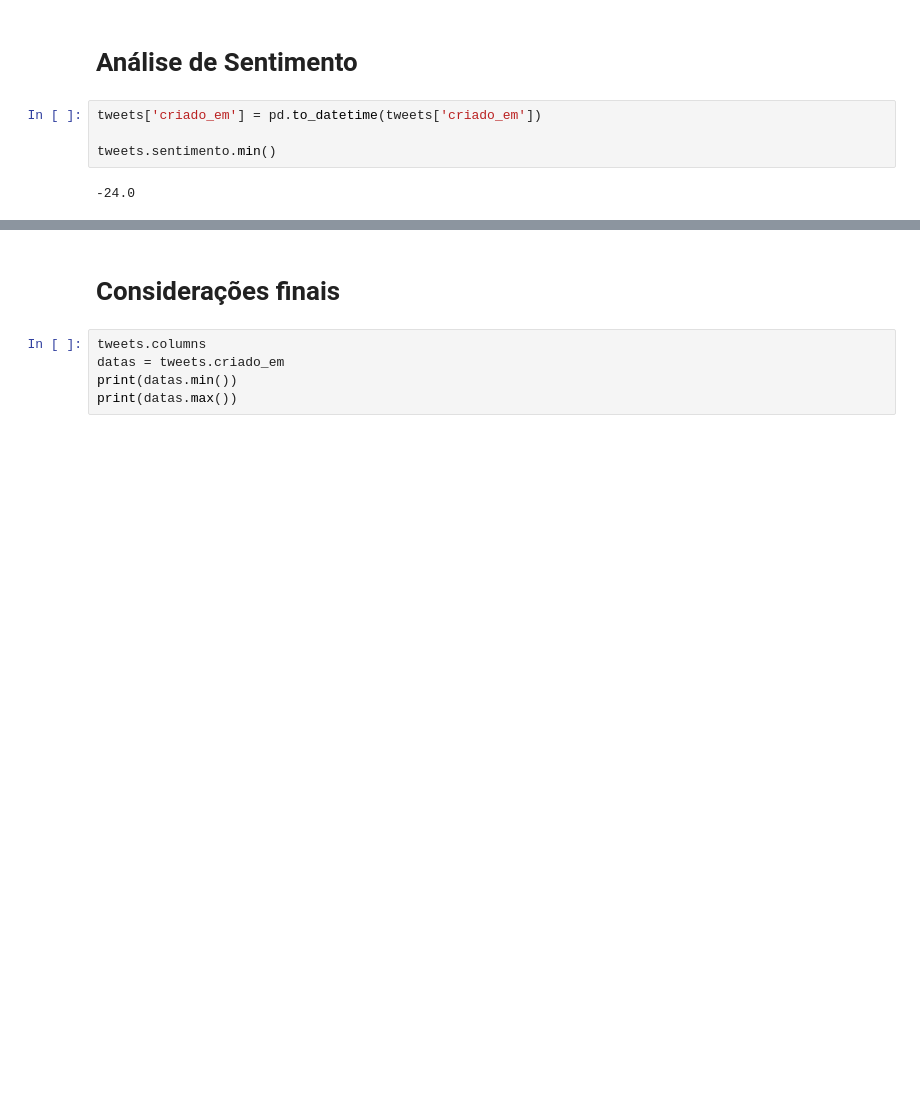
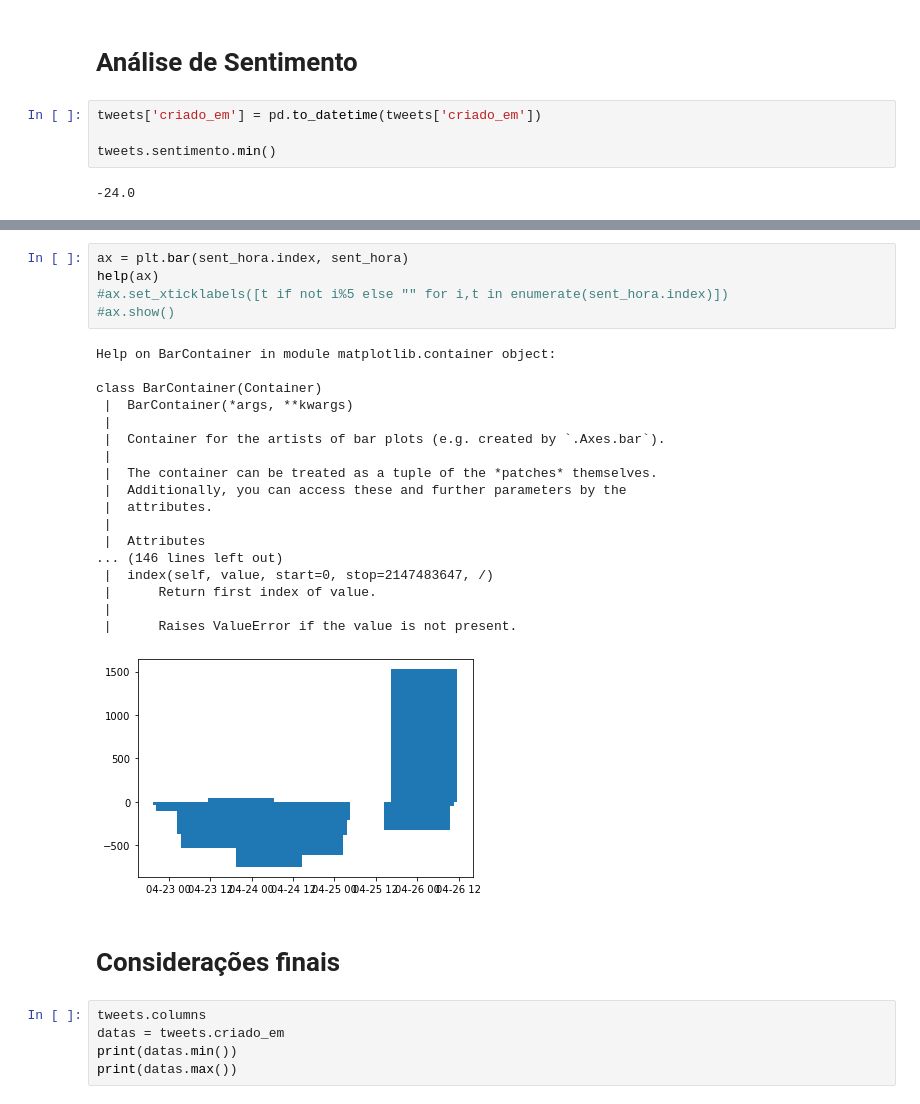
Before and after one commit to Alvaro-Kothe/Trabalho_CE2, a Jupyter notebook: Relatorio-CE2.ipynb, the cells around one changed output, grey strips where cells are left out. Drawn from its saved outputs; the diff is of its cells as text; blank space fills up the shorter version.

```diff
--- a/Relatorio-CE2.ipynb
+++ b/Relatorio-CE2.ipynb
@@ -78,3 +72,27 @@ Name: sentimento, dtype: float64
+# %%
+ax = plt.bar(sent_hora.index, sent_hora)
+help(ax)
+#ax.set_xticklabels([t if not i%5 else "" for i,t in enumerate(sent_hora.index)])
+#ax.show()
+# %% [output]
+Help on BarContainer in module matplotlib.container object:
+
+class BarContainer(Container)
+ |  BarContainer(*args, **kwargs)
+ |
+ |  Container for the artists of bar plots (e.g. created by `.Axes.bar`).
+ |
+ |  The container can be treated as a tuple of the *patches* themselves.
+ |  Additionally, you can access these and further parameters by the
+ |  attributes.
+ |
+ |  Attributes
+... (146 lines left out)
+ |  index(self, value, start=0, stop=2147483647, /)
+ |      Return first index of value.
+ |
+ |      Raises ValueError if the value is not present.
+[figure, added]
 # %% [markdown]
 # Considerações finais
 # %%
```
Also changed, not shown: parts of 5 cells of this notebook.
